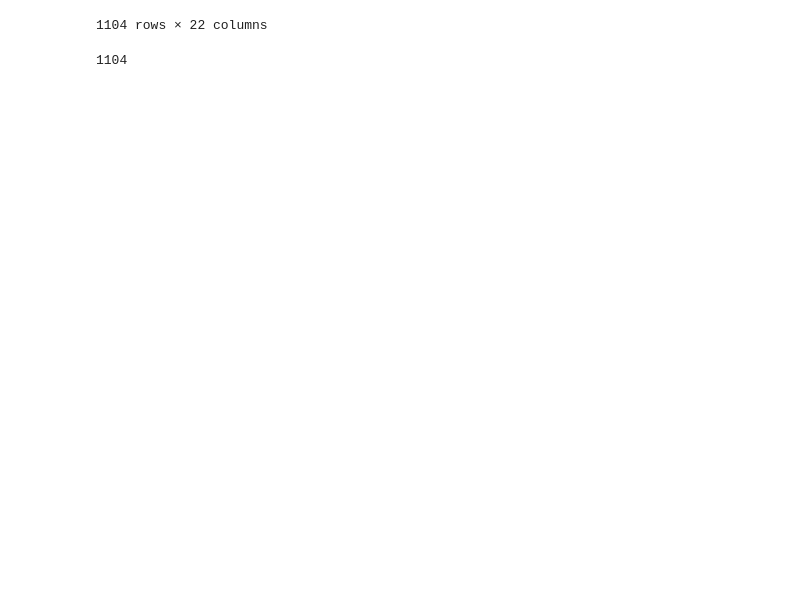
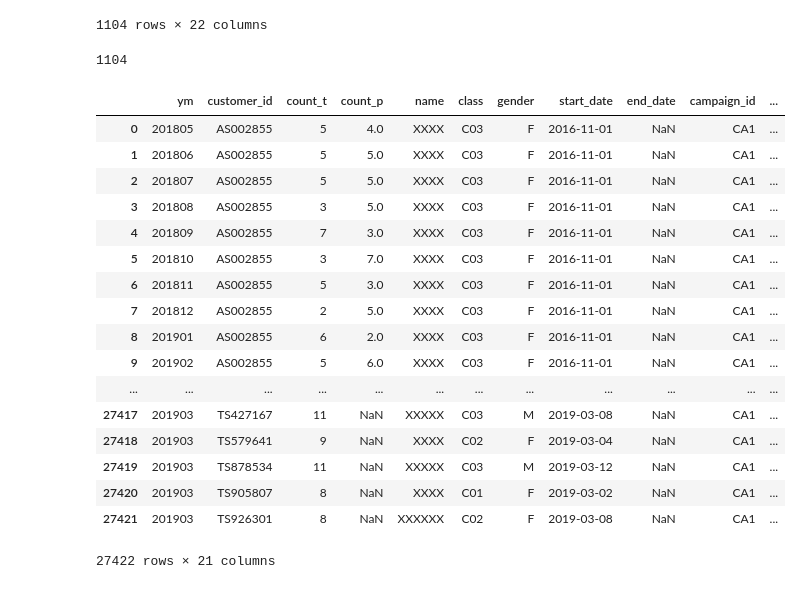
Before and after one commit to y-uty/100knock, a Jupyter notebook: learning3.ipynb, the cells around one changed output. Saved outputs shown, nothing was run; the diff lists cells and outputs as text; code cells hidden in the pictures; blank space fills up the shorter version.

```diff
--- a/learning3.ipynb
+++ b/learning3.ipynb
@@ -158,3 +183,28 @@ exit_uselog
 len(exit_uselog["customer_id"].unique())
 # %% [output]
 1104
+# %%
+# 継続顧客のデータ
+cont_customer = customer.loc[customer["is_deleted"]==0] # 継続中
+cont_uselog = pd.merge(uselog, cont_customer, on=["customer_id"], how="inner")
+# %%
+cont_uselog
+# %% [output]
+|  | ym | customer_id | count_t | count_p | name | class | gender | start_date | end_date | campaign_id | ... |
+| 0 | 201805 | AS002855 | 5 | 4.0 | XXXX | C03 | F | 2016-11-01 | NaN | CA1 | ... |
+| 1 | 201806 | AS002855 | 5 | 5.0 | XXXX | C03 | F | 2016-11-01 | NaN | CA1 | ... |
+| 2 | 201807 | AS002855 | 5 | 5.0 | XXXX | C03 | F | 2016-11-01 | NaN | CA1 | ... |
+| 3 | 201808 | AS002855 | 3 | 5.0 | XXXX | C03 | F | 2016-11-01 | NaN | CA1 | ... |
+| 4 | 201809 | AS002855 | 7 | 3.0 | XXXX | C03 | F | 2016-11-01 | NaN | CA1 | ... |
+| 5 | 201810 | AS002855 | 3 | 7.0 | XXXX | C03 | F | 2016-11-01 | NaN | CA1 | ... |
+| 6 | 201811 | AS002855 | 5 | 3.0 | XXXX | C03 | F | 2016-11-01 | NaN | CA1 | ... |
+| 7 | 201812 | AS002855 | 2 | 5.0 | XXXX | C03 | F | 2016-11-01 | NaN | CA1 | ... |
+| 8 | 201901 | AS002855 | 6 | 2.0 | XXXX | C03 | F | 2016-11-01 | NaN | CA1 | ... |
+| 9 | 201902 | AS002855 | 5 | 6.0 | XXXX | C03 | F | 2016-11-01 | NaN | CA1 | ... |
+| ... | ... | ... | ... | ... | ... | ... | ... | ... | ... | ... | ... |
+| 27417 | 201903 | TS427167 | 11 | NaN | XXXXX | C03 | M | 2019-03-08 | NaN | CA1 | ... |
+| 27418 | 201903 | TS579641 | 9 | NaN | XXXX | C02 | F | 2019-03-04 | NaN | CA1 | ... |
+| 27419 | 201903 | TS878534 | 11 | NaN | XXXXX | C03 | M | 2019-03-12 | NaN | CA1 | ... |
+| 27420 | 201903 | TS905807 | 8 | NaN | XXXX | C01 | F | 2019-03-02 | NaN | CA1 | ... |
+| 27421 | 201903 | TS926301 | 8 | NaN | XXXXXX | C02 | F | 2019-03-08 | NaN | CA1 | ... |
+27422 rows × 21 columns
```
Also changed, not shown: parts of 43 cells of this notebook.
